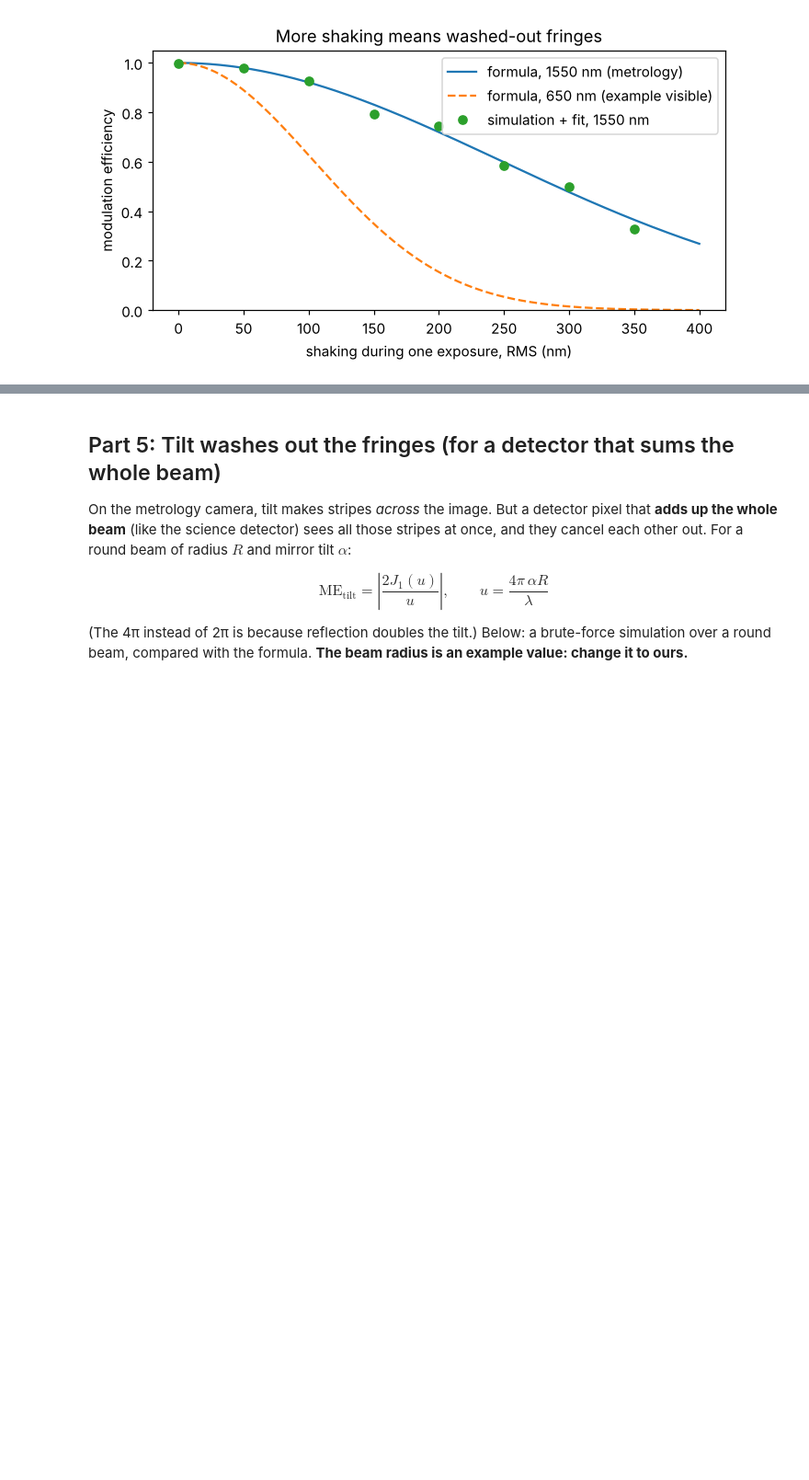
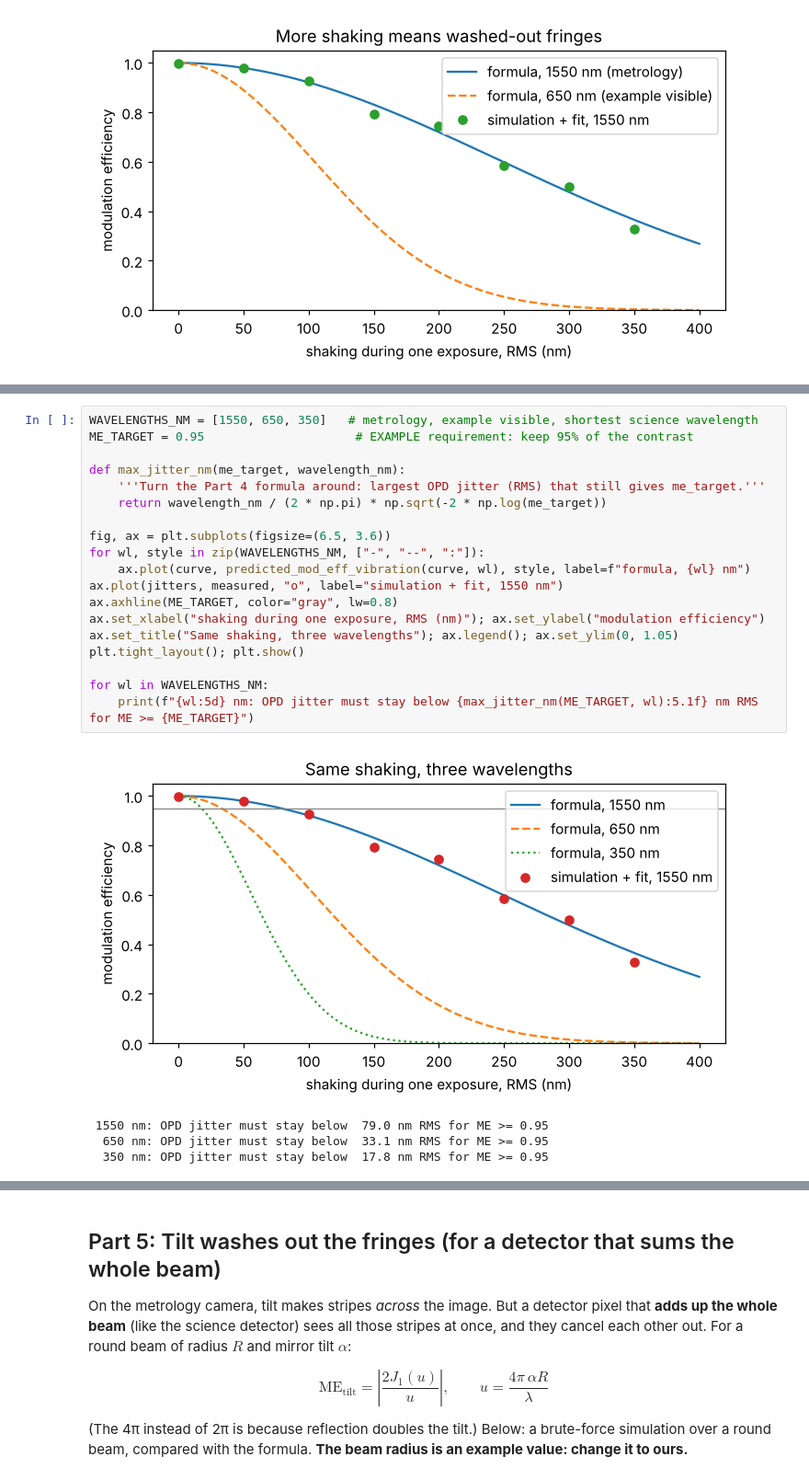
Before and after one commit to irmakmaviaytekin/430, a Jupyter notebook: mirror_alignment_progress.ipynb, the cells around one changed output, grey strips where cells are left out. Shown at 92% size. Saved outputs shown, nothing was run; the diff lists cells and outputs as text; blank space fills up the shorter version.

```diff
--- a/mirror_alignment_progress.ipynb
+++ b/mirror_alignment_progress.ipynb
@@ -259,0 +275,24 @@ have a simulation on the rate of correcting for the 1000 images of the system
+# %%
+WAVELENGTHS_NM = [1550, 650, 350]   # metrology, example visible, shortest science wavelength
+ME_TARGET = 0.95                     # EXAMPLE requirement: keep 95% of the contrast
+
+def max_jitter_nm(me_target, wavelength_nm):
+    '''Turn the Part 4 formula around: largest OPD jitter (RMS) that still gives me_target.'''
+    return wavelength_nm / (2 * np.pi) * np.sqrt(-2 * np.log(me_target))
+
+fig, ax = plt.subplots(figsize=(6.5, 3.6))
+for wl, style in zip(WAVELENGTHS_NM, ["-", "--", ":"]):
+    ax.plot(curve, predicted_mod_eff_vibration(curve, wl), style, label=f"formula, {wl} nm")
+ax.plot(jitters, measured, "o", label="simulation + fit, 1550 nm")
+ax.axhline(ME_TARGET, color="gray", lw=0.8)
+ax.set_xlabel("shaking during one exposure, RMS (nm)"); ax.set_ylabel("modulation efficiency")
+ax.set_title("Same shaking, three wavelengths"); ax.legend(); ax.set_ylim(0, 1.05)
+plt.tight_layout(); plt.show()
+
+for wl in WAVELENGTHS_NM:
+    print(f"{wl:5d} nm: OPD jitter must stay below {max_jitter_nm(ME_TARGET, wl):5.1f} nm RMS for ME >= {ME_TARGET}")
+# %% [output]
+[figure, added]
+ 1550 nm: OPD jitter must stay below  79.0 nm RMS for ME >= 0.95
+  650 nm: OPD jitter must stay below  33.1 nm RMS for ME >= 0.95
+  350 nm: OPD jitter must stay below  17.8 nm RMS for ME >= 0.95
```
Also changed, not shown: parts of 36 cells of this notebook.
